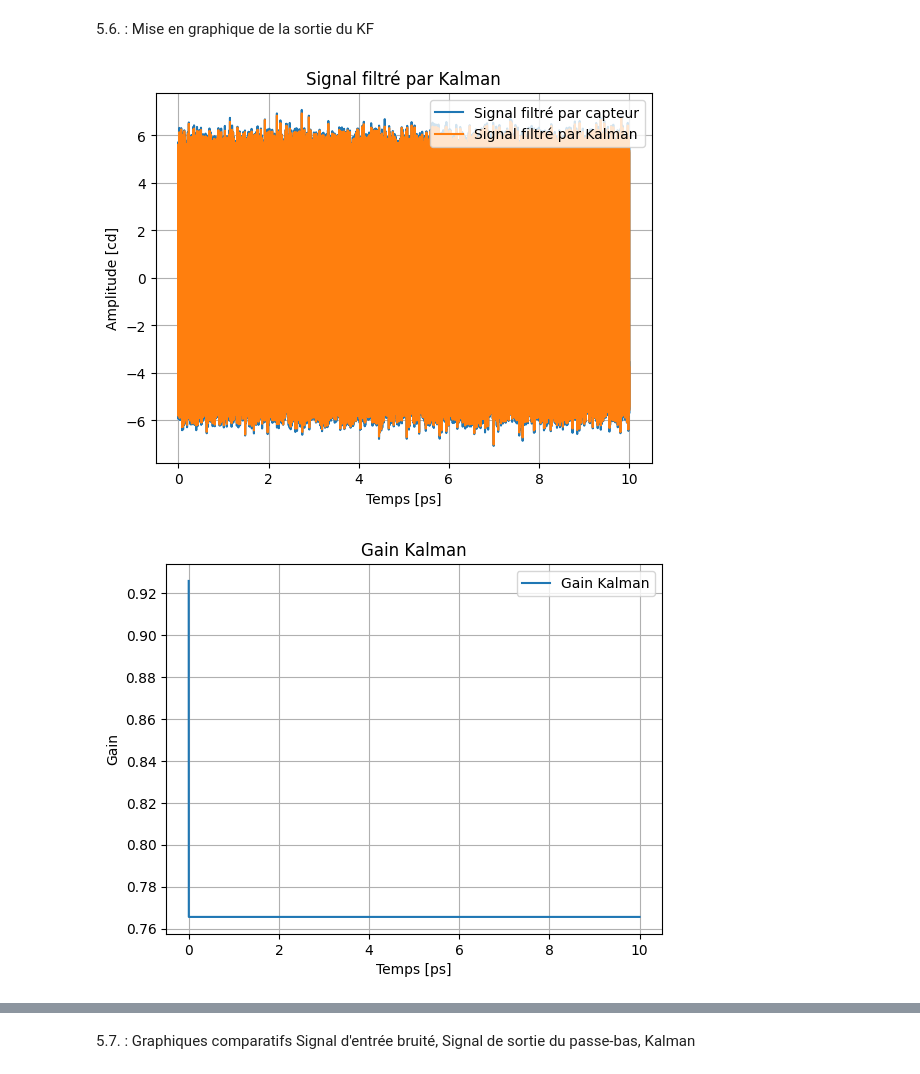
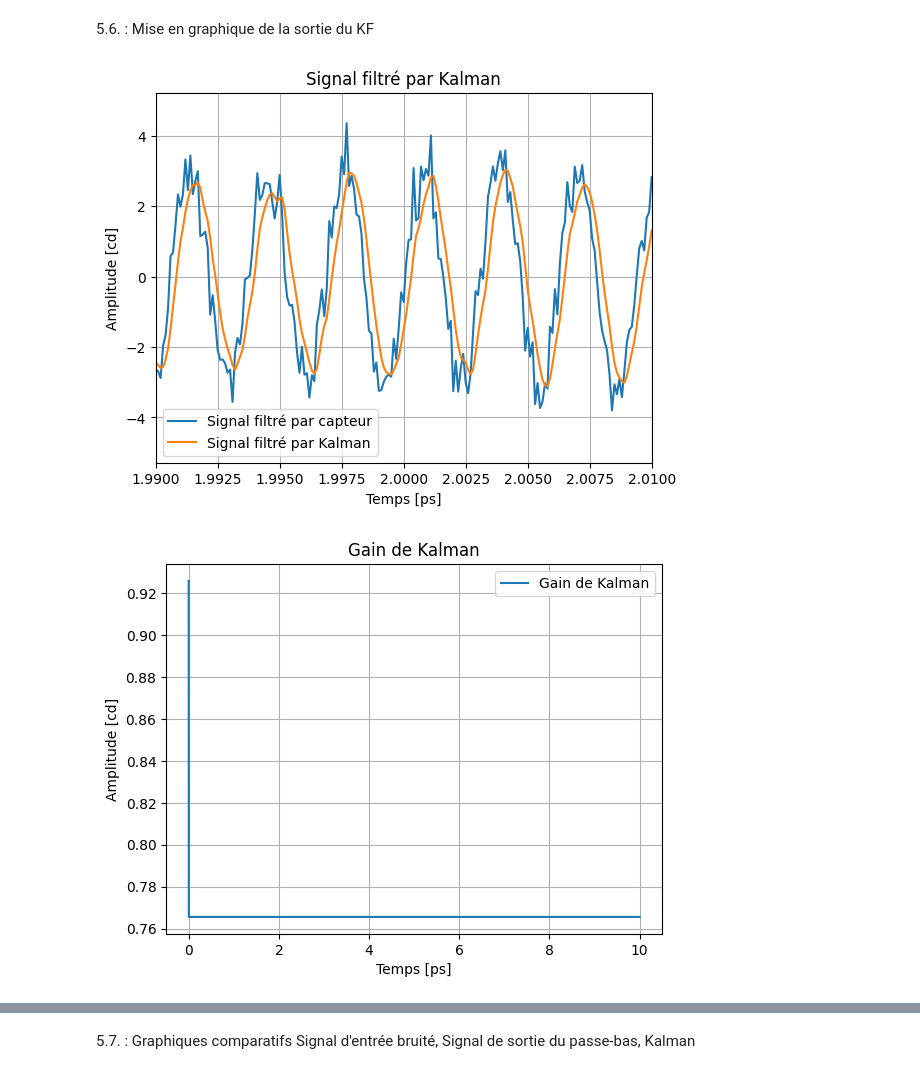
Before and after one commit to Trenzalore91/EI---KF, a Jupyter notebook: Untitled-1.ipynb, the cells around one changed output, grey strips where cells are left out. Drawn from its saved outputs; the diff is of its cells as text; code cells hidden in the pictures.

```diff
--- a/Untitled-1.ipynb
+++ b/Untitled-1.ipynb
@@ -72,7 +73,7 @@ La fonction SignalFilter permet de générer le fonctionnement des 2 filtres uti
 / Noise_STD = écart-type du bruit blanc Gaussien
 / Entrée_Pure = signal d'entrée pur (pour Kalman)
 # %%
-class Signal_Original:
+"""class Signal_Original:
     def __init__(self, Signal_Type, Amplitude, Frequence, Durée, Fs, Abscisse_Graph):
         self.Signal_Type = Signal_Type.lower()
         if self.Signal_Type not in ['sinus', 'carré']:
@@ -141,7 +142,7 @@ class SignalFilter:
             kalman_gains.append(kf.K[0, 0])
             filtered.append(kf.x[0, 0])
 
-        return np.array(filtered), np.array(kalman_gains)
+        return np.array(filtered), np.array(kalman_gains)"""
 # %% [markdown]
 Section 2 : Variables et fonctions
 # %% [markdown]
@@ -204,7 +205,7 @@ Filtre_type_1 = 'passe-bas'
 Filtre_gain_1 = 1.
 
 Filtre_liste.append([Filtre_id_1, Filtre_fc_1, Filtre_Ordre_1, Filtre_type_1, Filtre_gain_1])
-
+"""
 Filtre_id_2 = 2
 Filtre_fc_2 = 670
 Filtre_Ordre_2 = 1
@@ -212,13 +213,12 @@ Filtre_type_2 = 'passe-bas'
 Filtre_gain_2 = 1.
 
 Filtre_liste.append([Filtre_id_2, Filtre_fc_2, Filtre_Ordre_2, Filtre_type_2, Filtre_gain_2])
-"""
+
 Filtre_id_3 = 3
 Filtre_fc_3 = 990
 Filtre_Ordre_3 = 1
 Filtre_type_3 = 'passe-bas'
 Filtre_gain_3= 1.
 
-Filtre_liste.append([Filtre_id_3, Filtre_fc_3, Filtre_Ordre_3, Filtre_type_3, Filtre_gain_3])
-"""
+Filtre_liste.append([Filtre_id_3, Filtre_fc_3, Filtre_Ordre_3, Filtre_type_3, Filtre_gain_3])"""
 # %% [output]
@@ -253,14 +253,14 @@ Fonction pour réaliser un affichage d'un graphique avec comme paramètres:
 / ylabel est le titre de l'axe des ordonnées
 / legend est la légende du graphique
 # %%
-def plot_graph(x, y, title, xlabel, ylabel, legend):
+"""def plot_graph(x, y, title, xlabel, ylabel, legend):
     plt.plot(x, y, label=legend)
     plt.title(title)
     plt.xlabel(xlabel)
     plt.ylabel(ylabel)
     plt.legend()
     plt.grid(True)
-    plt.show()
+    plt.show()"""
 # %% [markdown]
 Fonction pour réaliser un zoom sur un graphique avec comme paramètres:
 / x est l'abscisse
@@ -271,7 +271,7 @@ Fonction pour réaliser un zoom sur un graphique avec comme paramètres:
 / xlabel est le nom de l'axe des abscisses
 / ylabel est le titre de l'axe des ordonnées
 # %%
-def zoom_graph(x, y, xlim, ylim, title, xlabel, ylabel):
+"""def zoom_graph(x, y, xlim, ylim, title, xlabel, ylabel):
     plt.plot(x, y)
     plt.title(title)
     plt.xlabel(xlabel)
@@ -279,7 +279,7 @@ def zoom_graph(x, y, xlim, ylim, title, xlabel, ylabel):
     plt.xlim(xlim)
     plt.ylim(ylim)
     plt.grid(True)
-    plt.show()
+    plt.show()"""
 # %% [markdown]
 Fonction pour réaliser une FFT d'un signal. Elle a besoin des paramètres suivants:
 / signal est le signal à traiter dans la FFT
@@ -536,27 +543,22 @@ FFT_Signal(Somme_Filtre, Freq_Sample, 350)
 # %% [markdown]
 5.6. : Mise en graphique de la sortie du KF
 # %%
-plt.plot(Absicisse_Graph, Somme_Filtre, label='Signal filtré par capteur')
+plt.plot(Absicisse_Graph, Signal_Bruité, label='Signal filtré par capteur')
 plt.plot(Absicisse_Graph, filtered, label='Signal filtré par Kalman')
 plt.title('Signal filtré par Kalman')
 plt.xlabel(Abscisse_Graph_Temporel)
 plt.ylabel(Ordonnée_Graph_Temporel)
+plt.xlim((1.99, 2.01))
 plt.grid(True)
 plt.legend()
 plt.show()
 
-plt.plot(Absicisse_Graph, kalman_gains, label='Gain Kalman')
-plt.title('Gain Kalman')
-plt.xlabel(Abscisse_Graph_Temporel)
-plt.ylabel('Gain')
-plt.grid(True)
-plt.legend()
-plt.show()
+plot_graph(Absicisse_Graph, kalman_gains, 'Gain de Kalman', Abscisse_Graph_Temporel, Ordonnée_Graph_Temporel, 'Gain de Kalman')
 
 zoom_graph(Absicisse_Graph, kalman_gains, (-0.005,0.01), (0.7, 0.99), 'Zoom sur le gain de Kalman', Abscisse_Graph_Temporel, Ordonnée_Graph_Temporel)
 # %% [output]
-[figure, old version]
+[figure, new version]
-[figure, old version]
+[figure, new version]
 [figure]
 # %% [markdown]
 5.7. : Graphiques comparatifs Signal d'entrée bruité, Signal de sortie du passe-bas, Kalman
```
Also changed, not shown: parts of 24 cells of this notebook, 2 other files.
